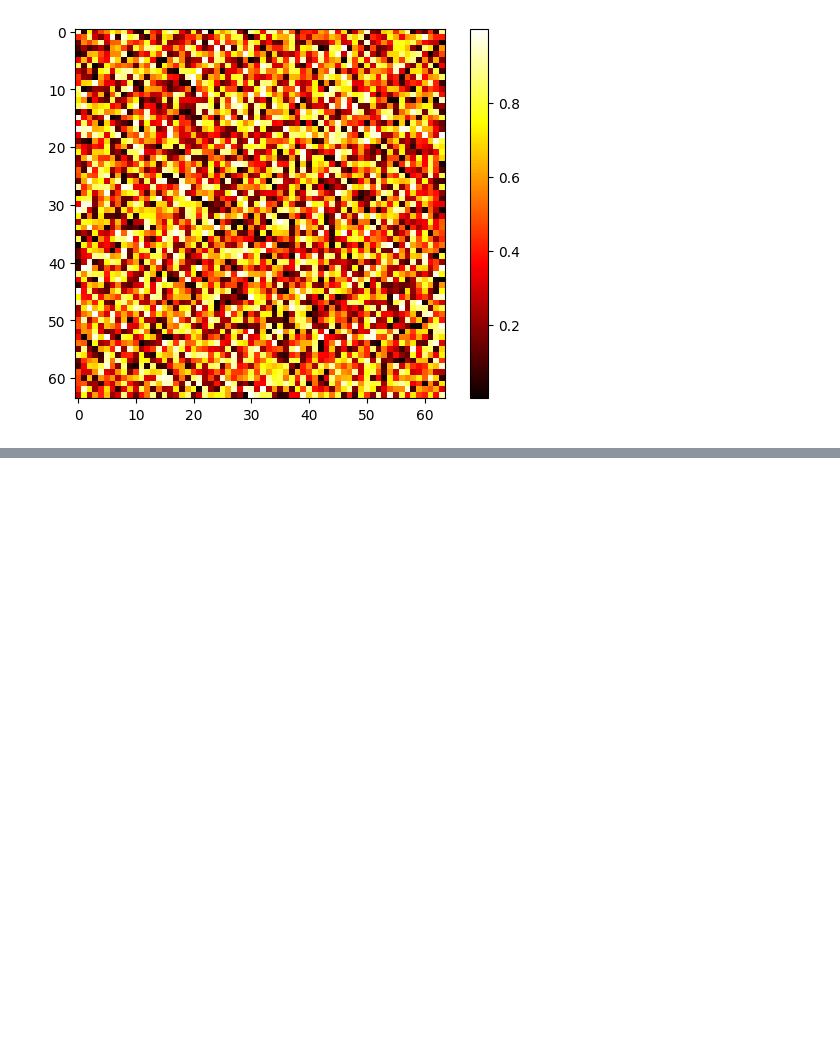
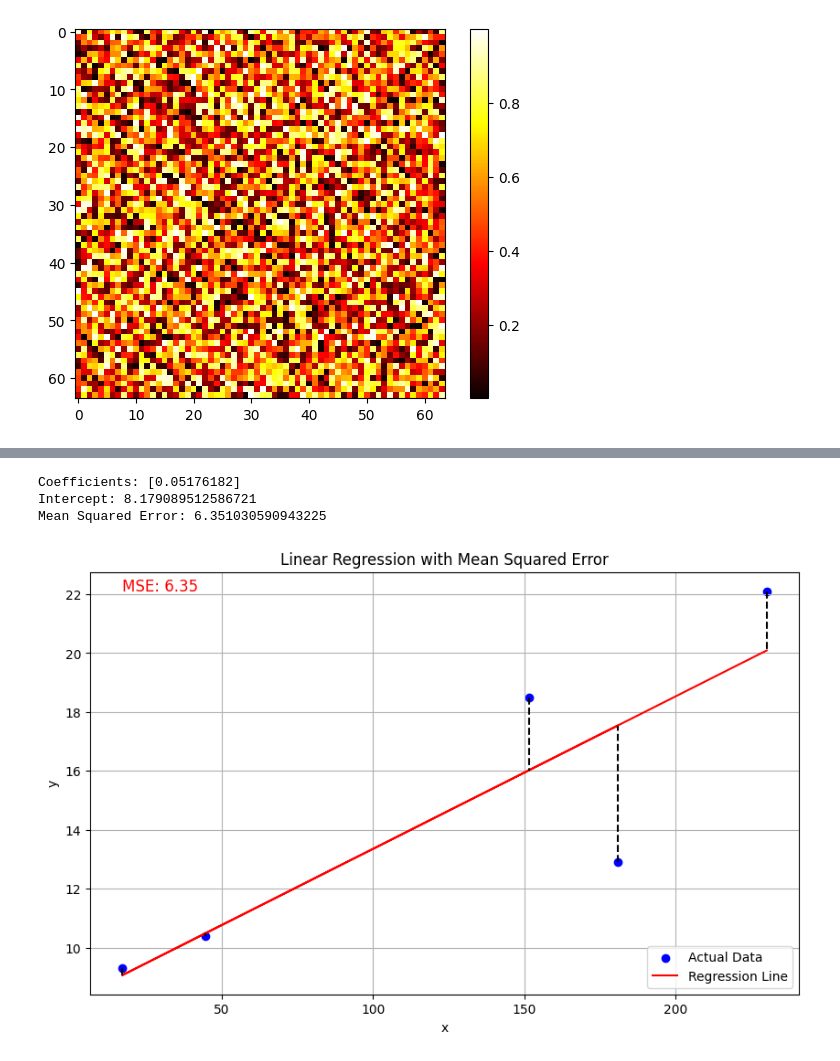
Before and after one commit to amirebm/ML-Implementation, a Jupyter notebook: main_plt.ipynb, the cells around one changed output, grey strips where cells are left out. Saved outputs shown, nothing was run; the diff lists cells and outputs as text; code cells hidden in the pictures; blank space fills up the shorter version.

```diff
--- a/main_plt.ipynb
+++ b/main_plt.ipynb
@@ -74,0 +102,48 @@ plt.show()
+# %%
+import numpy as np
+import matplotlib.pyplot as plt
+from sklearn.linear_model import LinearRegression
+from sklearn.metrics import mean_squared_error
+
+# Create the arrays for x and y
+x = np.array([230.1, 44.5, 17.2, 151.5, 180.8]).reshape(-1, 1)
+y = np.array([22.1, 10.4, 9.3, 18.5, 12.9])
+
+# Fit a linear regression model
+model = LinearRegression()
+model.fit(x, y)
+
+# Predict the y values using the model
+y_pred = model.predict(x)
+
+# Calculate the mean squared error
+mse = mean_squared_error(y, y_pred)
+
+# Print the results
+print(f"Coefficients: {model.coef_}")
+print(f"Intercept: {model.intercept_}")
+print(f"Mean Squared Error: {mse}")
+
+# Create the plot
+plt.figure(figsize=(10, 6))
+plt.scatter(x, y, color='blue', label='Actual Data')
+plt.plot(x, y_pred, color='red', label='Regression Line')
+
+# Plot the error lines
+for i in range(len(x)):
+    plt.plot([x[i], x[i]], [y[i], y_pred[i]], 'k--')
+
+# Annotate the plot with MSE
+plt.text(min(x), max(y), f'MSE: {mse:.2f}', fontsize=12, color='red')
+
+plt.xlabel('x')
+plt.ylabel('y')
+plt.title('Linear Regression with Mean Squared Error')
+plt.legend()
+plt.grid(True)
+plt.show()
+# %% [output]
+Coefficients: [0.05176182]
+Intercept: 8.179089512586721
+Mean Squared Error: 6.351030590943225
+[figure, added]
```
Also changed, not shown: parts of 2 cells of this notebook.
